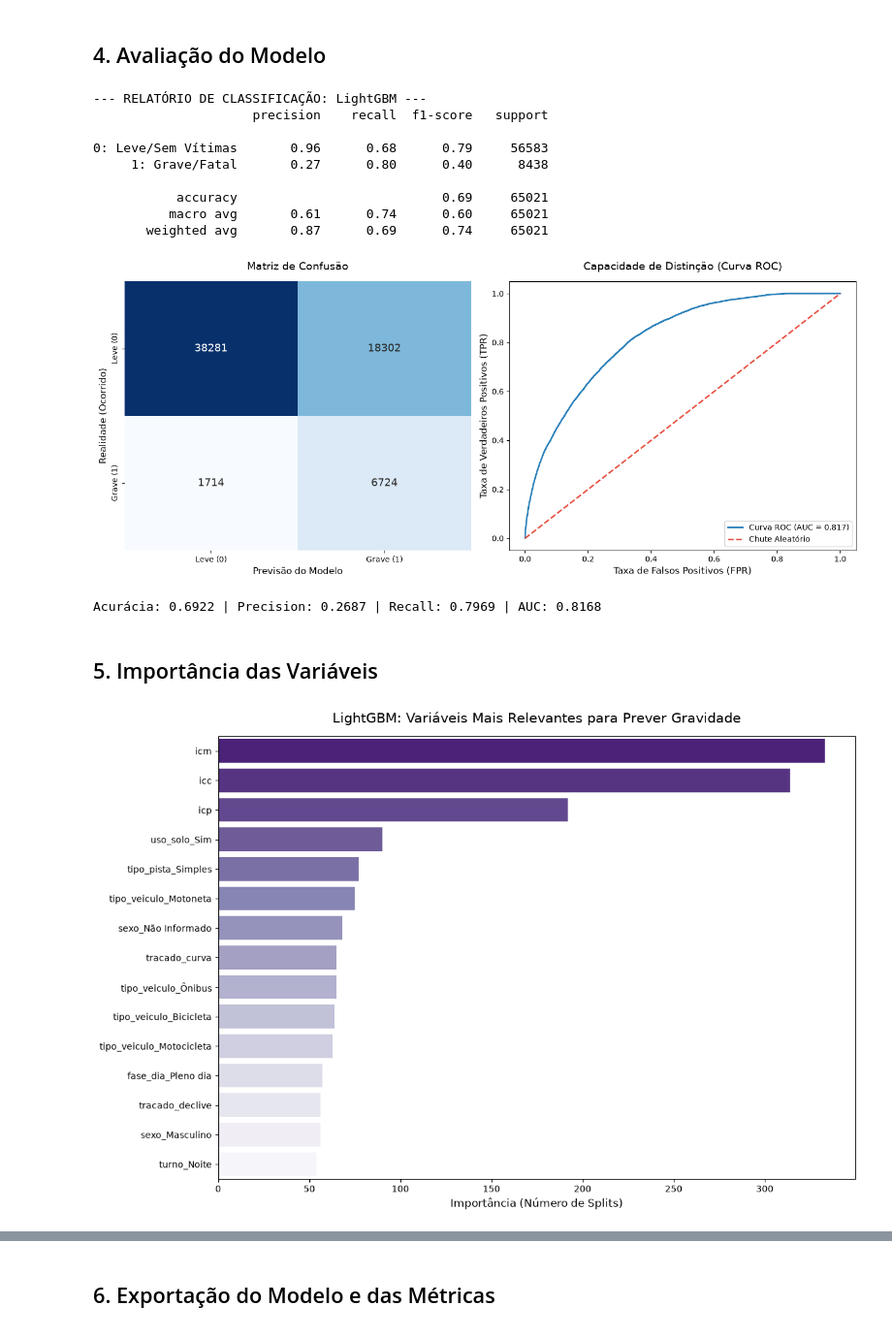
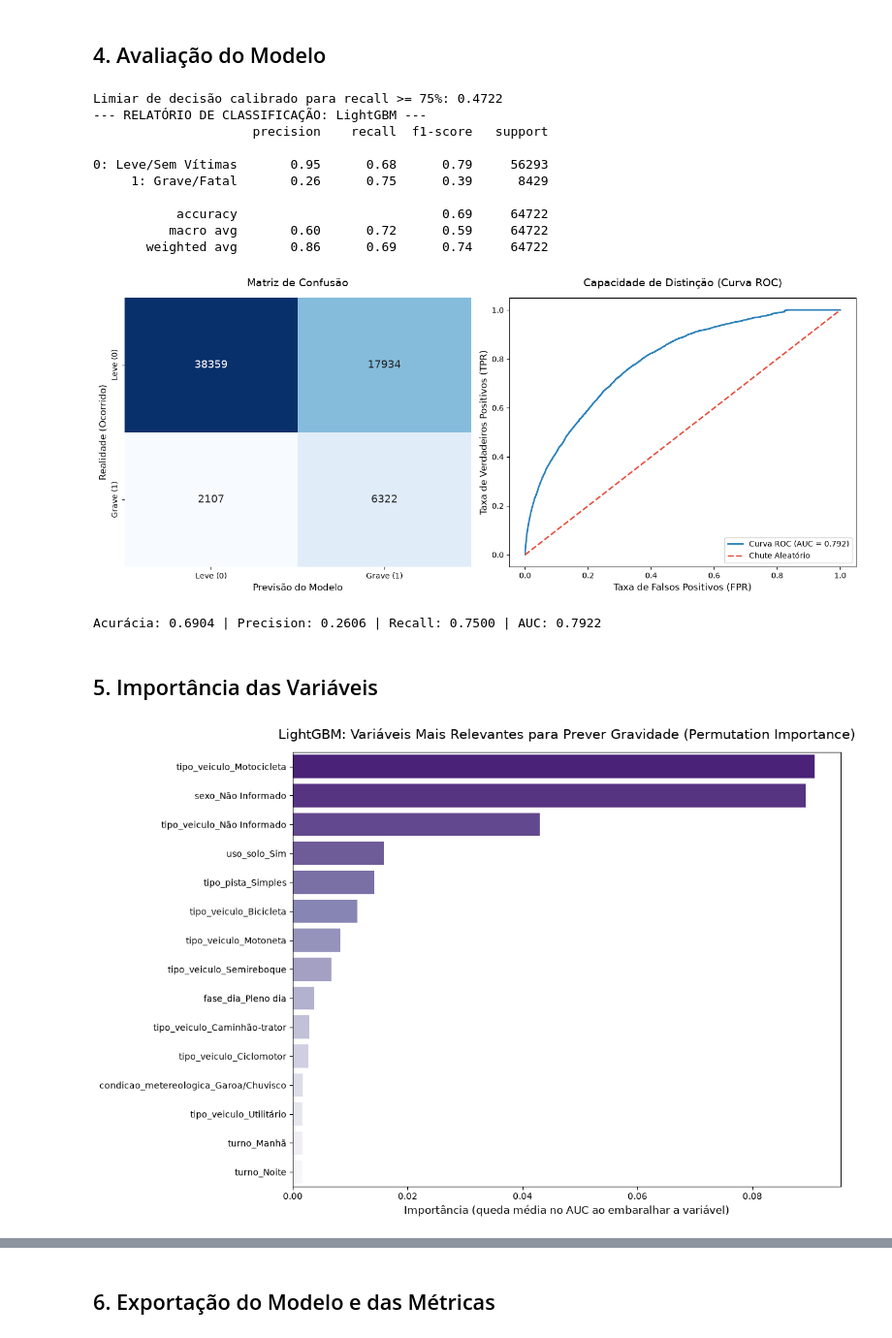
Before and after one commit to athaydegab/PredicaoAcidentesPRF, a Jupyter notebook: notebooks/07_notebook_lightgbm.ipynb, the cells around one changed output, grey strips where cells are left out. Shown at 97% size. Saved outputs shown, nothing was run; the diff lists cells and outputs as text; code cells hidden in the pictures.

```diff
--- a/notebooks/07_notebook_lightgbm.ipynb
+++ b/notebooks/07_notebook_lightgbm.ipynb
@@ -58,8 +88,28 @@ print(f"✅ LightGBM treinado em {tempo_treino:.3f} segundos!")
 # %% [markdown]
 ## 4. Avaliação do Modelo
 # %%
-y_pred = modelo.predict(X_test)
+from sklearn.metrics import precision_recall_curve
+
+# Threshold calibrado por modelo (em vez de um valor fixo de 0.5 ou 0.25): modelos com
+# class_weight='balanced'/scale_pos_weight já deslocam a probabilidade prevista de forma
+# diferente entre si, então um corte fixo produz operações muito desiguais (ex.: um mesmo
+# 0.25 pode gerar 76% de recall num modelo e 96% - com precisão < 20% - em outro). Aqui
+# buscamos, para CADA modelo, o limiar que atinge pelo menos RECALL_ALVO de recall na
+# classe grave/fatal, priorizando não perder casos reais, mas escolhendo entre os limiares
+# válidos aquele que preserva a maior precisão possível (menos falso alarme).
+RECALL_ALVO = 0.75
+
 y_prob = modelo.predict_proba(X_test)[:, 1]
+precisions, recalls, thresholds = precision_recall_curve(y_test, y_prob)
+
+candidatos = recalls[:-1] >= RECALL_ALVO
+if candidatos.any():
+    LIMIAR_DECISAO = thresholds[candidatos][np.argmax(precisions[:-1][candidatos])]
+else:
+    LIMIAR_DECISAO = thresholds[np.argmax(recalls[:-1])]
+
+y_pred = (y_prob >= LIMIAR_DECISAO).astype(int)
+print(f"Limiar de decisão calibrado para recall >= {RECALL_ALVO:.0%}: {LIMIAR_DECISAO:.4f}")
 
 acc = accuracy_score(y_test, y_pred)
 prec = precision_score(y_test, y_pred)
@@ -93,31 +143,44 @@ plt.show()
 
 print(f"Acurácia: {acc:.4f} | Precision: {prec:.4f} | Recall: {rec:.4f} | AUC: {auc:.4f}")
 # %% [output]
+Limiar de decisão calibrado para recall >= 75%: 0.4722
 --- RELATÓRIO DE CLASSIFICAÇÃO: LightGBM ---
                      precision    recall  f1-score   support
 
-0: Leve/Sem Vítimas       0.96      0.68      0.79     56583
-     1: Grave/Fatal       0.27      0.80      0.40      8438
+0: Leve/Sem Vítimas       0.95      0.68      0.79     56293
+     1: Grave/Fatal       0.26      0.75      0.39      8429
 
-           accuracy                           0.69     65021
-          macro avg       0.61      0.74      0.60     65021
-       weighted avg       0.87      0.69      0.74     65021
+           accuracy                           0.69     64722
+          macro avg       0.60      0.72      0.59     64722
+       weighted avg       0.86      0.69      0.74     64722
-[figure, old version]
+[figure, new version]
-Acurácia: 0.6922 | Precision: 0.2687 | Recall: 0.7969 | AUC: 0.8168
+Acurácia: 0.6904 | Precision: 0.2606 | Recall: 0.7500 | AUC: 0.7922
 # %% [markdown]
 ## 5. Importância das Variáveis
 # %%
+from sklearn.inspection import permutation_importance
+
+# Gini/MDI (.feature_importances_) superestima variáveis contínuas e de alta cardinalidade
+# (ex.: icm/icc/icp têm correlação de Pearson ~0 com o alvo mas apareciam no topo do ranking Gini
+# nesse dataset). Permutation importance mede a queda real de AUC ao embaralhar cada variável -
+# mais confiável para decidir quais features realmente importam.
+amostra_idx = X_test.sample(n=min(8000, len(X_test)), random_state=42).index
+resultado_perm = permutation_importance(
+    modelo, X_test.loc[amostra_idx], y_test.loc[amostra_idx],
+    n_repeats=10, random_state=42, scoring='roc_auc', n_jobs=-1
+)
+
 importancias = pd.DataFrame({
     'Variavel': X_train.columns,
-    'Importancia': modelo.feature_importances_
+    'Importancia': resultado_perm.importances_mean
 }).sort_values(by='Importancia', ascending=False)
 
 plt.figure(figsize=(12, 8))
 sns.barplot(data=importancias.head(15), x='Importancia', y='Variavel', palette='Purples_r')
-plt.title('LightGBM: Variáveis Mais Relevantes para Prever Gravidade', fontsize=15, pad=15)
-plt.xlabel('Importância (Número de Splits)', fontsize=12)
+plt.title('LightGBM: Variáveis Mais Relevantes para Prever Gravidade (Permutation Importance)', fontsize=15, pad=15)
+plt.xlabel('Importância (queda média no AUC ao embaralhar a variável)', fontsize=12)
 plt.ylabel('')
 plt.tight_layout()
 plt.show()
 # %% [output]
-[figure, old version]
+[figure, new version]
```
Also changed, not shown: parts of 5 cells of this notebook, 10 other files.
